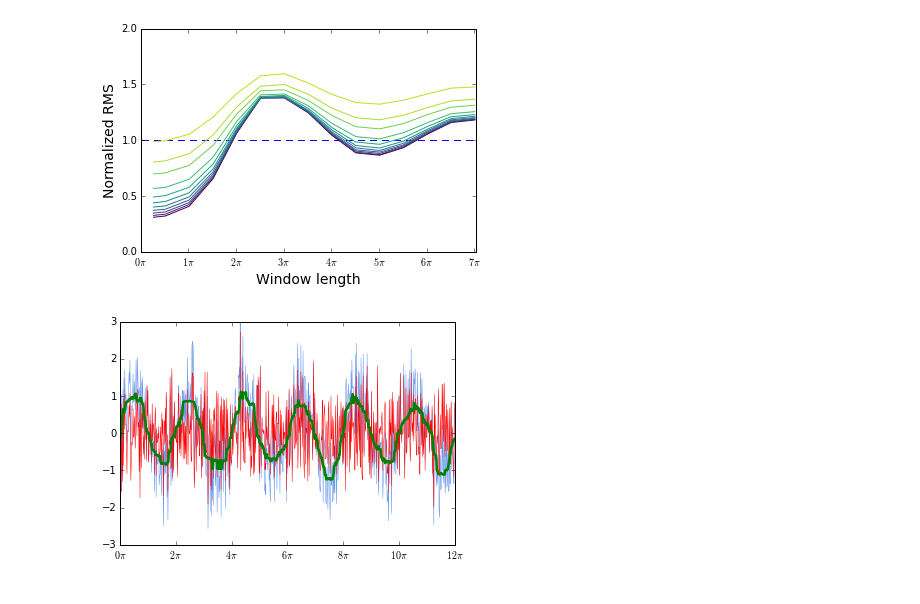
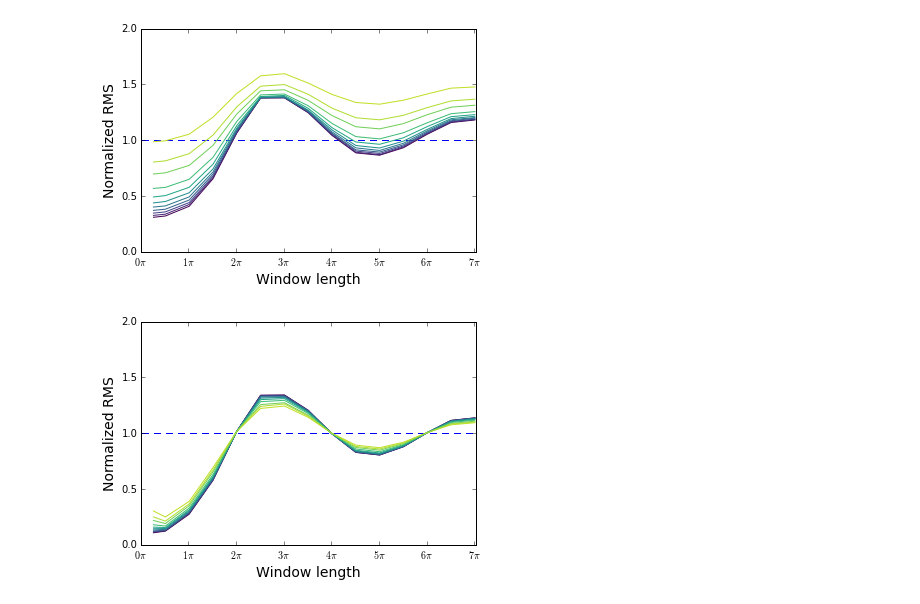
Before and after one commit to ktakagaki/kt-2015-DSPHandsOn, a Jupyter notebook: MedianFilter/Python/06. Behavior of the median filter with white noise/Behavior of the median filter with a noised sine wave.ipynb, the cells around one changed output. Saved outputs shown, nothing was run; the diff lists cells and outputs as text; code cells hidden in the pictures.

Commit message:
Added alternativ plots

```diff
--- a/MedianFilter/Python/06. Behavior of the median filter with white noise/Behavior of the median filter with a noised sine wave.ipynb
+++ b/MedianFilter/Python/06. Behavior of the median filter with white noise/Behavior of the median filter with a noised sine wave.ipynb
@@ -171,7 +171,45 @@ for i in range (11):
 plt.savefig('Behavior with given wl and different SN ratio2.png',dpi=300)
 # %% [output]
 [figure]
-# %%
-functions.medianSinPlotNoised(16, 33, 16*128, 640, -640)
-# %% [output]
-[figure, removed]
+# %%
+# Alternative
+values = np.zeros((len(wl), len(sn)))
+count = -1
+count2 = -1
+for x in sn:
+    count = count + 1
+    for w in wl:
+        count2 = count2 + 1
+        for i in range (len(diff_noise)):
+            diff_noise[i, :] = np.random.normal(0, 0.706341266/np.sqrt(x), len(data))
+            noised_sines[i, :] = data + diff_noise[i, :]
+            medfilter[i, :] = medfilt(noised_sines[i, :], w)
+            filtered_sines[i, :] = data - medfilter[i, :]
+            behav[i] = np.sqrt(np.mean(np.square(filtered_sines[i, :])))
+        mean = np.mean(behav)
+        values[count2:count2+1:,-count] = mean
+    count2 = -1
+np.savetxt("values2A.txt", values)
+# %%
+values2A = np.loadtxt("values2A.txt")
+# %%
+fig = plt.figure()
+values4 = np.zeros((len(wl), len(sn)))
+for i in range (11):
+    # Normalize the RMS with the RMS of a normal sine wave
+    values4[::,i] = values2A[::,i]/0.7069341
+    ax = plt.subplot()
+    plt.axis([0, 450, 0, 2])
+    # Set xticks at each 64th point
+    xticks = np.arange(0, max(wl) + 1, 64)
+    ax.set_xticks(xticks)
+    # x_labe = pi at each 64th point
+    x_label = [r"${%s\pi}$" % (v) for v in range(len(xticks))]
+    ax.set_xticklabels(x_label)
+    plt.ylabel('Normalized RMS', size = 14)
+    plt.xlabel('Window length', size = 14)
+    plt.plot(wl,values4[::,i], color=viridis_data[(i*25)-25,:])
+    plt.hlines(1,1,max(wl), color = 'b', linestyle = '--')
+plt.savefig('Behavior with given wl and different SN ratio2A.png',dpi=300)
+# %% [output]
+[figure, added]
```
Also changed, not shown: parts of 4 cells of this notebook.
